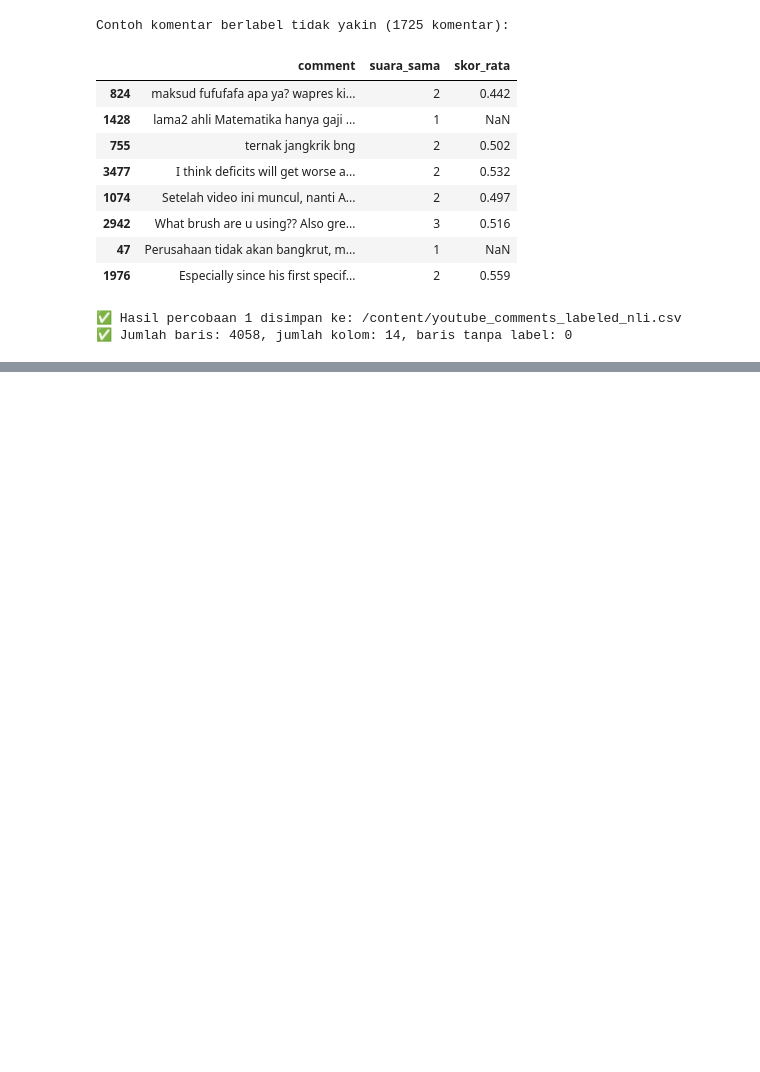
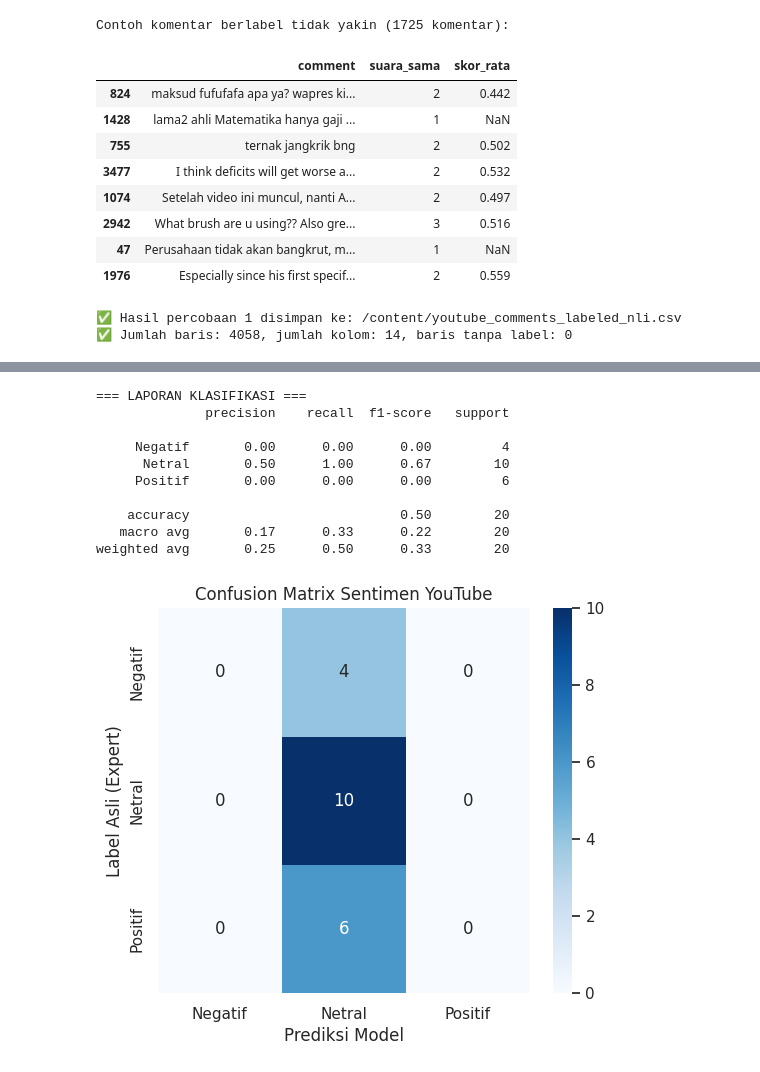
Before and after one commit to RoihansLab/Data-Mining-Project, a Jupyter notebook: youtube_comment_sentiment/Zero-Shot_Labeling/Pre-trained_Transformer.ipynb, the cells around one changed output, grey strips where cells are left out. Saved outputs shown, nothing was run; the diff lists cells and outputs as text; code cells hidden in the pictures; blank space fills up the shorter version.

```diff
--- a/youtube_comment_sentiment/Zero-Shot_Labeling/Pre-trained_Transformer.ipynb
+++ b/youtube_comment_sentiment/Zero-Shot_Labeling/Pre-trained_Transformer.ipynb
@@ -3132,0 +3647,27 @@ Contoh komentar berlabel tidak yakin (1725 komentar):
+# %%
+import numpy as np
+import seaborn as sns
+import matplotlib.pyplot as plt
+from sklearn.metrics import classification_report, confusion_matrix
+
+# 16. Dapatkan Hasil Prediksi dari Data Validation
+predictions = trainer.predict(tokenized_val)
+preds = np.argmax(predictions.predictions, axis=-1)
+labels = predictions.label_ids
+
+target_names = ['Negatif', 'Netral', 'Positif']
+
+# 17. Cetak Laporan Klasifikasi (Precision, Recall, F1-score per kelas)
+print("=== LAPORAN KLASIFIKASI ===")
+print(classification_report(labels, preds, target_names=target_names))
+
+# 18. Visualisasi Confusion Matrix
+cm = confusion_matrix(labels, preds)
+plt.figure(figsize=(6, 5))
+sns.heatmap(cm, annot=True, fmt='d', cmap='Blues',
+            xticklabels=target_names, yticklabels=target_names)
+plt.xlabel('Prediksi Model')
+plt.ylabel('Label Asli (Expert)')
+plt.title('Confusion Matrix Sentimen YouTube')
+plt.show()
+# %% [output]
@@ -3132,0 +3675,11 @@ Contoh komentar berlabel tidak yakin (1725 komentar):
+=== LAPORAN KLASIFIKASI ===
+              precision    recall  f1-score   support
+
+     Negatif       0.00      0.00      0.00         4
+      Netral       0.50      1.00      0.67        10
+     Positif       0.00      0.00      0.00         6
+
+    accuracy                           0.50        20
+   macro avg       0.17      0.33      0.22        20
+weighted avg       0.25      0.50      0.33        20
+[figure, added]
```
Also changed, not shown: parts of 97 cells of this notebook.
